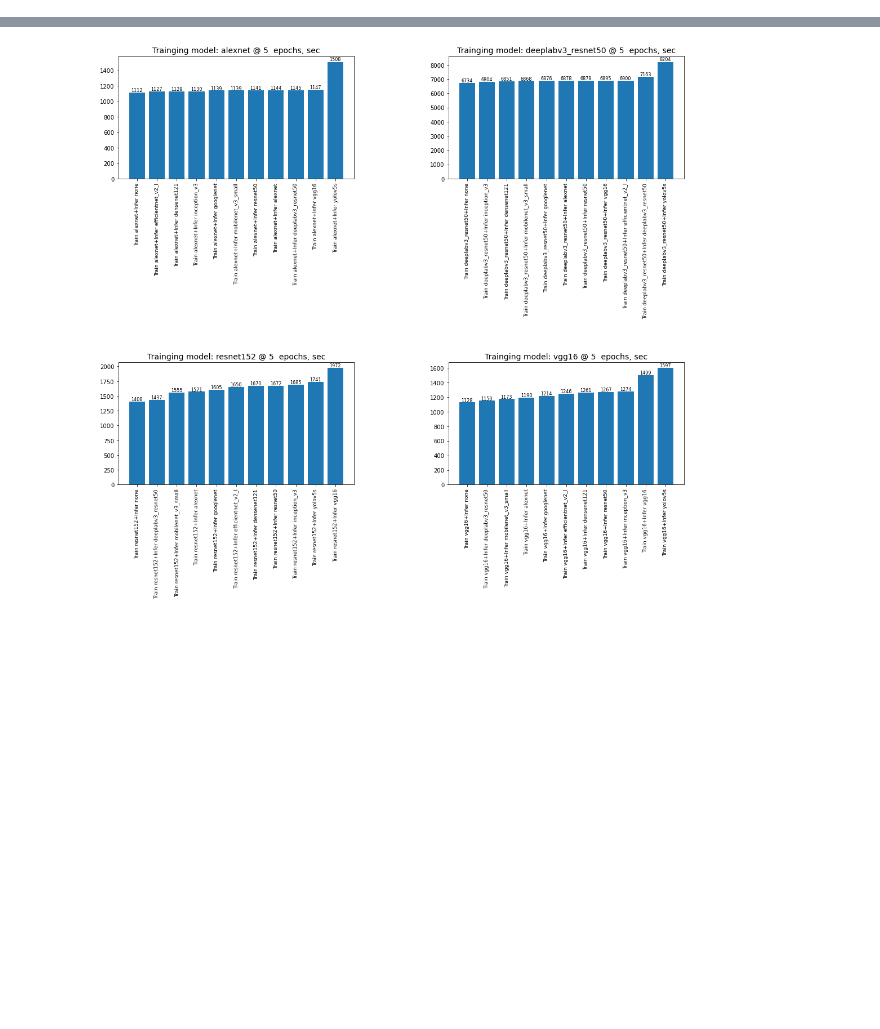
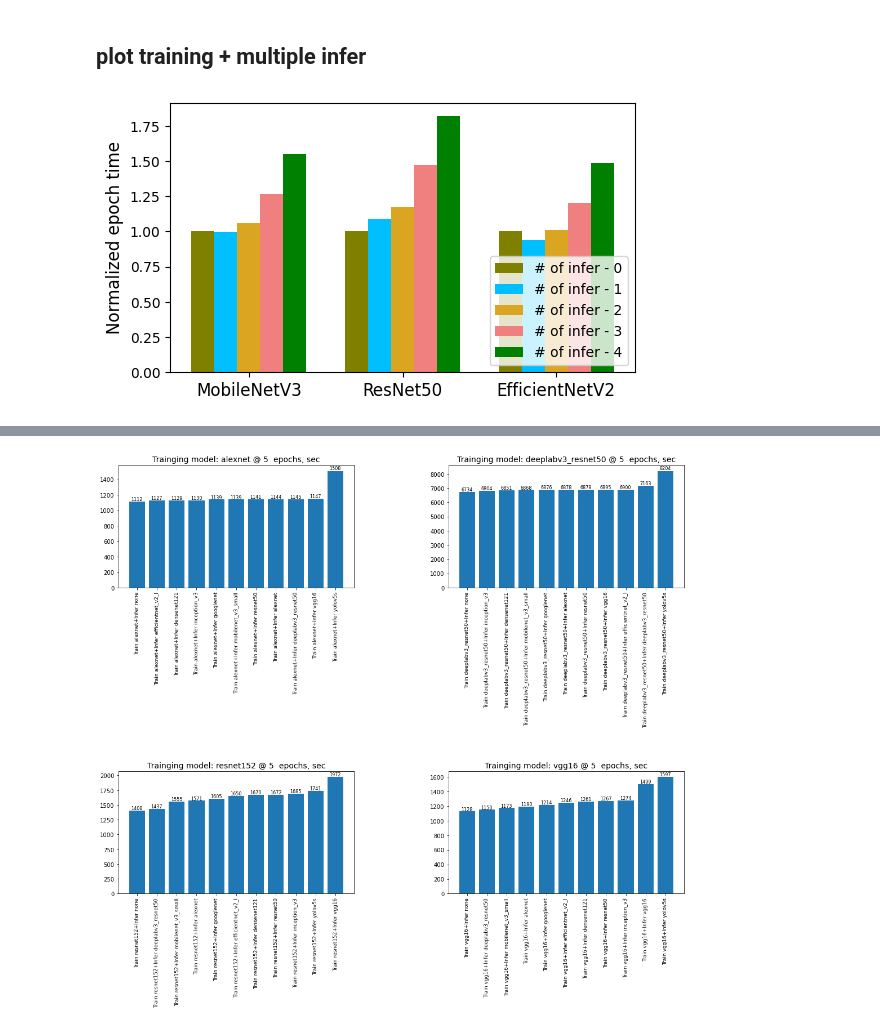
Before and after one commit to royliuyu/Corun-AI-client-server, a Jupyter notebook: script/plotting_training.ipynb, the cells around one changed output, grey strips where cells are left out. Drawn from its saved outputs; the diff is of its cells as text; code cells hidden in the pictures; blank space fills up the shorter version.

Commit message:
multi-client combination

```diff
--- a/script/plotting_training.ipynb
+++ b/script/plotting_training.ipynb
@@ -0,0 +1,46 @@
+# %% [markdown]
+## plot training + multiple infer
+# %%
+## 1.1 mormalize epoch time with multiple inference models
+## run it under kaggle env.
+
+import matplotlib.pyplot as plt
+import re
+import pandas as pd
+import numpy as np
+import os
+
+# file = '../result/log/profiler_log_20230211000401.csv'
+folder = '/home/royliu/Dropbox/research/profile_training_inference_cowork/paper/data'
+file = os.path.join(folder,'train_with_multi_infer_20230420.csv')
+
+df = pd.read_csv(file)
+
+train_models = ['MobileNetV3', 'ResNet50','EfficientNetV2']
+infer_num_list = sorted(np.unique(df['infer_num'].values))
+colors = ['olive','deepskyblue', 'goldenrod','lightcoral','green']
+infer_n =['# of infer - 0','# of infer - 1','# of infer - 2','# of infer - 3','# of infer - 4']
+epoch_num = 10
+plot=plt.figure(figsize=(6,3.5))
+for j, model in enumerate(train_models):
+    data = df[['infer_num','result']].where(df['train_model']== model).dropna()
+#     print(data)
+    dur_list = []
+    for i, infer_num in enumerate(infer_num_list):
+        dur_str = data['result'].where(data['infer_num']== infer_num).dropna().values[0]
+        dur = re.findall(r'.?([0-9]+.[0-9]+).?',dur_str)[0] # string to value, e.g. format as {'duration_sec': 3003.029296875}
+        dur=float(dur) #float
+        dur_list.append(dur/epoch_num) # by each epoch
+
+    dur_list = np.array(dur_list)/dur_list[0] ##normalize
+    dur_list =dur_list.tolist() ##normalize
+    x = np.arange(len(dur_list))
+    plt.ylabel('Normalized epoch time',fontsize = 12)
+#     plt.title('Trainging execution time (one epoch)', fontsize= 12)
+    plt.bar(j+x*0.15,dur_list, width = 0.15, color = colors, label= infer_n)
+    if j==0: plt.legend(loc=4,fontsize = 10)  ##only plot legend one time (after adding label= infer_n)
+
+plt.xticks([0.3,1.3,2.3],train_models,fontsize = 12)
+plt.savefig('../paper/images/train_multi-infer_normalized_by_model.pdf',dpi=600, bbox_inches='tight')
+# %% [output]
+[figure, added]
```
Also changed, not shown: parts of 13 cells of this notebook, 13 other files.
